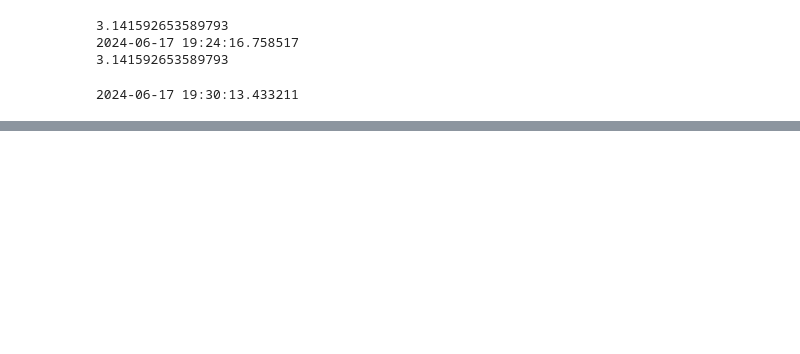
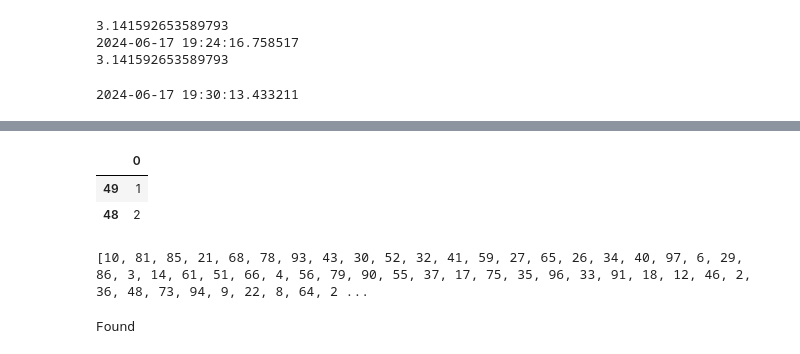
Before and after one commit to Dhivya9510/Python_Scalar, a Jupyter notebook: Scalar.ipynb, the cells around one changed output, grey strips where cells are left out. Drawn from its saved outputs; the diff is of its cells as text; code cells hidden in the pictures; blank space fills up the shorter version.

```diff
--- a/Scalar.ipynb
+++ b/Scalar.ipynb
@@ -1486,0 +2666,5 @@ print(math.__doc__)
+# %%
+# Numerical Indexin:
+
+df6 = pd.DataFrame([1,2,3,4,5,6,7,8,9,19], index = [49,48,47,46,45,1,2,3,4,5])
+print(df6)
@@ -1486,0 +2683,9 @@ print(math.__doc__)
+# %%
+# loc & iloc
+
+df6.loc[46]   # LOC findin te value for te (our own customized index) 46.
+df6.iloc[3]  # Tis also returns te same result. ILOC used to findin te  default proram index of 3. (Row index number)
+# %% [output]
+|  | 0 |
+| 49 | 1 |
+| 48 | 2 |
@@ -1486,0 +2710,28 @@ print(math.__doc__)
+# %%
+import numpy as np
+import random
+
+sat = list(range(100))
+random.shuffle(sat)
+print(sat)
+
+# Remember ere sat is not sorted one. Its a suffled random numbers until 100.
+# Lets say as example: if 1 unit of time tat may be anytin.. millisecond, microsecond, nanosecond etc.. of computation.
+# %% [output]
+[10, 81, 85, 21, 68, 78, 93, 43, 30, 52, 32, 41, 59, 27, 65, 26, 34, 40, 97, 6, 29, 86, 3, 14, 61, 51, 66, 4, 56, 79, 90, 55, 37, 17, 75, 35, 96, 33, 91, 18, 12, 46, 2, 36, 48, 73, 94, 9, 22, 8, 64, 2 ...
+# %%
+# # 4n+4 ~ Tis is te time units for te below written code. Time complextion for tis is O(n)
+# Time complexity always proportional to n. We can also say tis as  Time complex:O(n). (Tat means order of n).
+# searc of an element q1 in te list; O(n) were n is te lent of te list.
+
+qw = 30
+isFound = False;
+for ele in sat:
+    if ele == 30:
+        print("Found")
+        isFound = True
+        break;
+if isFound == False:
+    print("Not Found")
+# %% [output]
+Found
```
Also changed, not shown: parts of 100 cells of this notebook, 11 other files.
